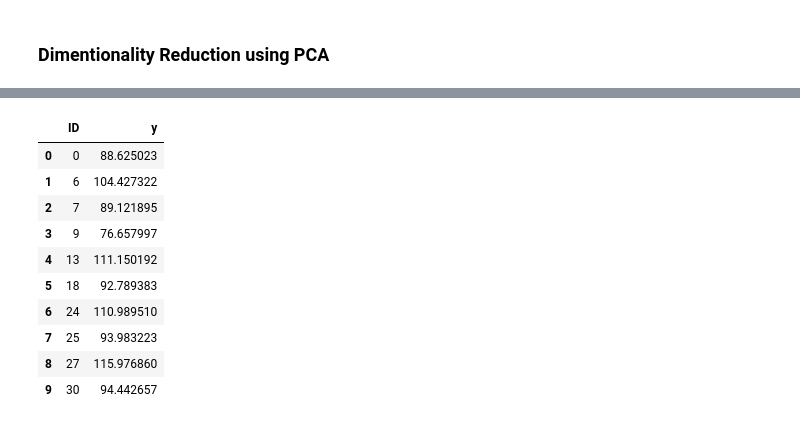
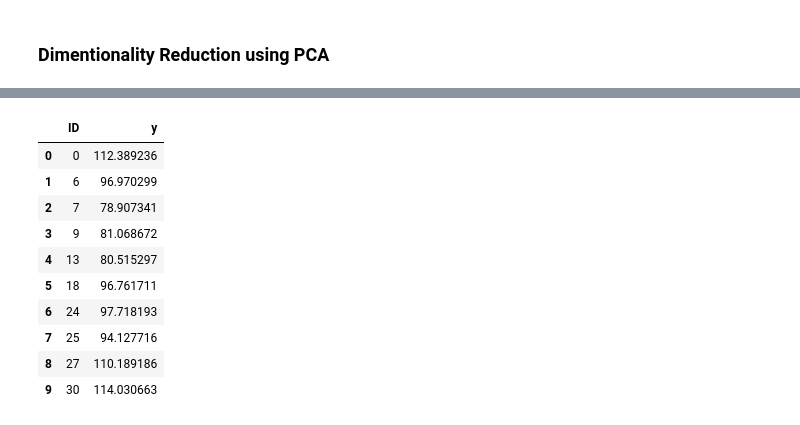
Before and after one commit to ManojDamera/ML_Learning, a Jupyter notebook: assesmentProject/MercedesBenzAssesmentProject.ipynb, the cells around one changed output, grey strips where cells are left out. Cells and saved outputs as stored; diff of their text form; code cells hidden in the pictures.

Commit message:
Benz XGBoost done After applying PCA

```diff
--- a/assesmentProject/MercedesBenzAssesmentProject.ipynb
+++ b/assesmentProject/MercedesBenzAssesmentProject.ipynb
@@ -220,24 +208,11 @@ array([[-29.15308913, -20.60386801,  65.85338763],
 # %%
-import xgboost as xgb
-from sklearn.metrics import r2_score
-from sklearn.model_selection import train_test_split
-
-pca2_results_1, X_valid, y_train, y_valid = train_test_split(pca2_results_1,y_train,test_size=0.2,random_state=42)
-d_train = xgb.DMatrix(pca2_results_1,label=y_train)
+X_train_pca, X_valid, y_train_pca, y_valid = train_test_split(pca2_results_1,y_train,test_size=0.2,random_state=42)
+d_train = xgb.DMatrix(X_train_pca,label=y_train_pca)
 d_valid = xgb.DMatrix(X_valid,label=y_valid)
-d_test = xgb.DMatrix(X_test)
-
-params={}
-params['Objective'] = 'reg:linear'
-params['eta'] = 0.02
-params['max_depth'] = 4
-
-def xgb_r2score(preds,dtrain):
-    labels = dtrain.get_label()
-    return 'r2',r2_score(labels,preds)
+d_test_pca = xgb.DMatrix(pca2_results_1)
 
 watchlist = [(d_train,'Train'),(d_valid,'Validation')]
 
-clf = xgb.train(params,d_train,1000,watchlist,early_stopping_rounds=50,
+clf2 = xgb.train(params,d_train,1000,watchlist,early_stopping_rounds=50,
                 feval=xgb_r2score,maximize=True,verbose_eval=10)
 # %% [output]
@@ -267,14 +236,20 @@ training data did not have the following fields: X144, X145, X263, X168, X116, X
-# %%
-pred.head(10)
-# %% [output]
-|  | ID | y |
-| 0 | 0 | 88.625023 |
-| 1 | 6 | 104.427322 |
-| 2 | 7 | 89.121895 |
-| 3 | 9 | 76.657997 |
-| 4 | 13 | 111.150192 |
-| 5 | 18 | 92.789383 |
-| 6 | 24 | 110.989510 |
-| 7 | 25 | 93.983223 |
-| 8 | 27 | 115.976860 |
-| 9 | 30 | 94.442657 |
+# %%
+p_test_pca = clf2.predict(d_test_pca)
+# %%
+pred_pca = pd.DataFrame()
+
+pred_pca['ID'] = id_test
+pred_pca['y'] = p_test_pca
+pred_pca.head(10)
+# %% [output]
+|  | ID | y |
+| 0 | 0 | 112.389236 |
+| 1 | 6 | 96.970299 |
+| 2 | 7 | 78.907341 |
+| 3 | 9 | 81.068672 |
+| 4 | 13 | 80.515297 |
+| 5 | 18 | 96.761711 |
+| 6 | 24 | 97.718193 |
+| 7 | 25 | 94.127716 |
+| 8 | 27 | 110.189186 |
+| 9 | 30 | 114.030663 |
```
Also changed, not shown: parts of 12 cells of this notebook.
